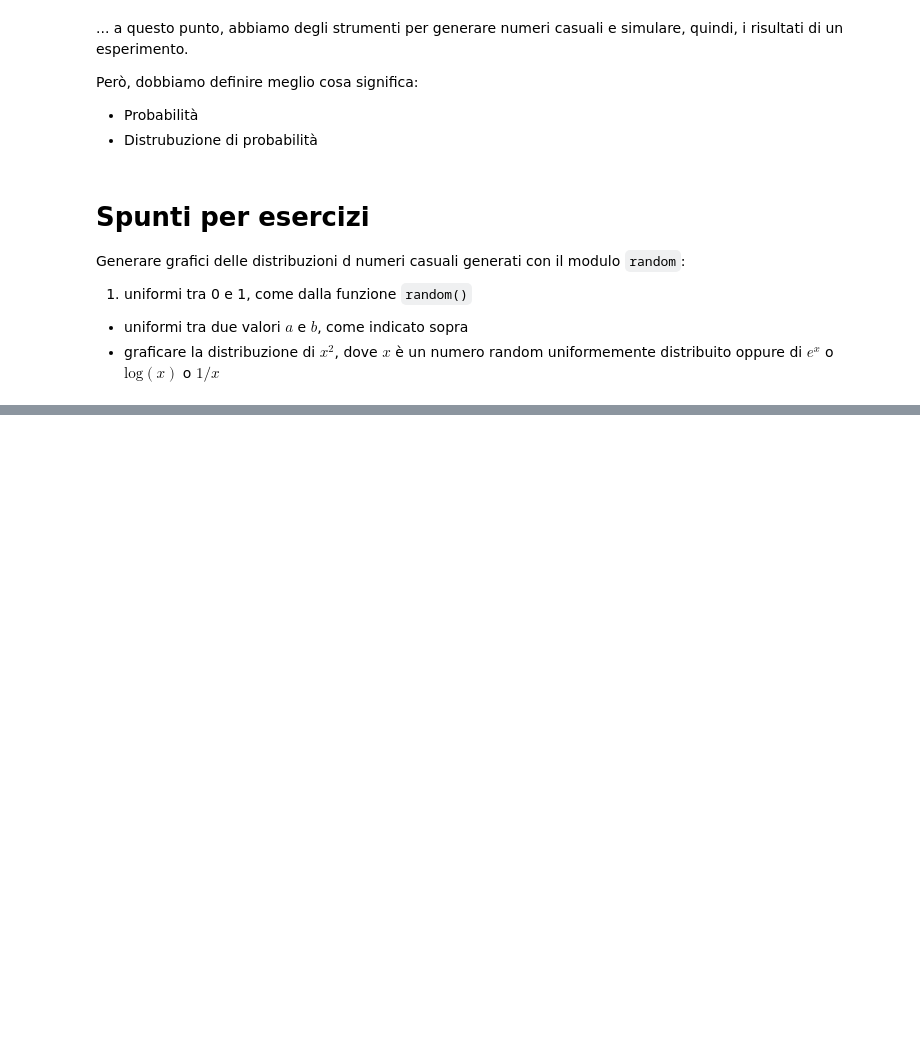
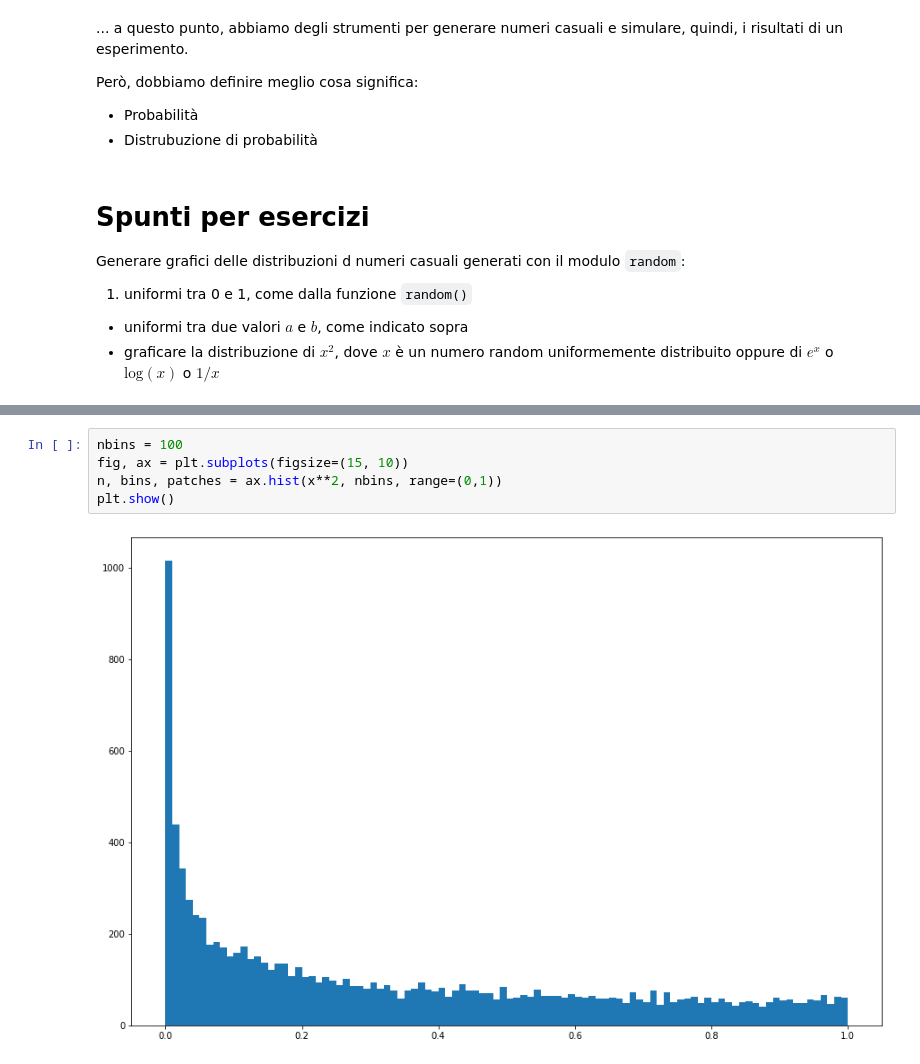
Before and after one commit to lucalista/analisi-dati-2022, a Jupyter notebook: 01.03.00__Generatori_di_numeri_pseudocasuali_in_python.ipynb, the cells around one changed output, grey strips where cells are left out. Saved outputs shown, nothing was run; the diff lists cells and outputs as text; blank space fills up the shorter version.

```diff
--- a/01.03.00__Generatori_di_numeri_pseudocasuali_in_python.ipynb
+++ b/01.03.00__Generatori_di_numeri_pseudocasuali_in_python.ipynb
@@ -89,0 +103,7 @@
+# %%
+nbins = 100
+fig, ax = plt.subplots(figsize=(15, 10))
+n, bins, patches = ax.hist(x**2, nbins, range=(0,1))
+plt.show()
+# %% [output]
+[figure, added]
```
Also changed, not shown: parts of 9 cells of this notebook, 1 other file.
